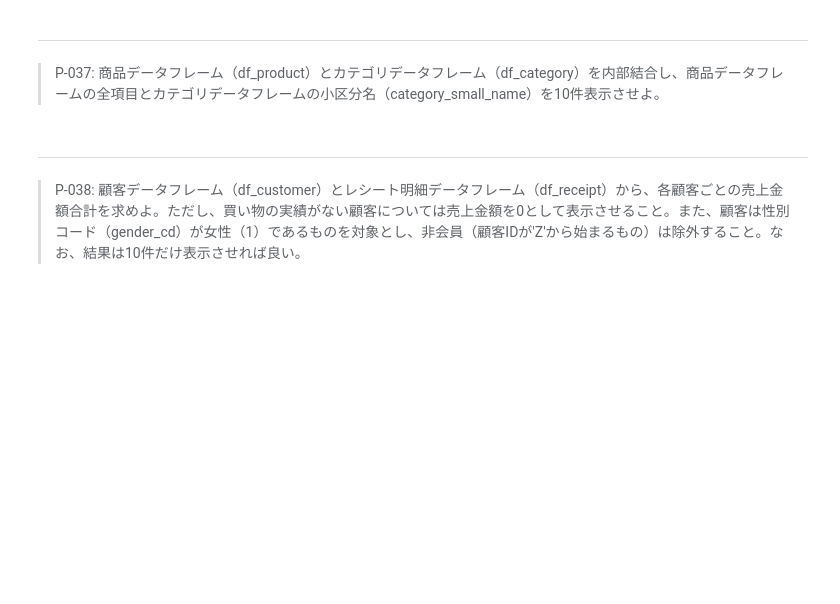
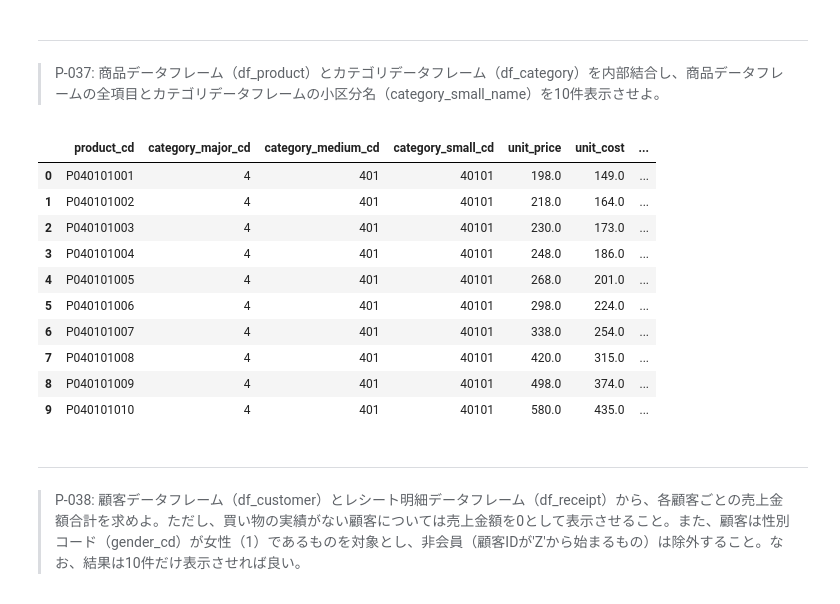
Before and after one commit to MurapyonCorp/100-knocks, a Jupyter notebook: preprocess_knock_Python_Azure.ipynb, the cells around one changed output. Cells and saved outputs as stored; diff of their text form; code cells hidden in the pictures; blank space fills up the shorter version.

```diff
--- a/preprocess_knock_Python_Azure.ipynb
+++ b/preprocess_knock_Python_Azure.ipynb
@@ -695,6 +695,24 @@ pd.merge(df_receipt, df_store[['store_cd', 'store_name']], how='inner', on='stor
 # %% [markdown]
 ---
 > P-037: 商品データフレーム（df_product）とカテゴリデータフレーム（df_category）を内部結合し、商品データフレームの全項目とカテゴリデータフレームの小区分名（category_small_name）を10件表示させよ。
+# %%
+import pandas as pd
+df_product_columns = df_product.columns
+df_category_columns = df_category.columns
+df_and = set(df_product_columns) & set(df_category_columns)
+pd.merge(df_product, df_category[['category_major_cd', 'category_medium_cd','category_small_cd','category_small_name']], how='inner', on=['category_major_cd', 'category_medium_cd','category_small_cd']).head(10)
+# %% [output]
+|  | product_cd | category_major_cd | category_medium_cd | category_small_cd | unit_price | unit_cost | ... |
+| 0 | P040101001 | 4 | 401 | 40101 | 198.0 | 149.0 | ... |
+| 1 | P040101002 | 4 | 401 | 40101 | 218.0 | 164.0 | ... |
+| 2 | P040101003 | 4 | 401 | 40101 | 230.0 | 173.0 | ... |
+| 3 | P040101004 | 4 | 401 | 40101 | 248.0 | 186.0 | ... |
+| 4 | P040101005 | 4 | 401 | 40101 | 268.0 | 201.0 | ... |
+| 5 | P040101006 | 4 | 401 | 40101 | 298.0 | 224.0 | ... |
+| 6 | P040101007 | 4 | 401 | 40101 | 338.0 | 254.0 | ... |
+| 7 | P040101008 | 4 | 401 | 40101 | 420.0 | 315.0 | ... |
+| 8 | P040101009 | 4 | 401 | 40101 | 498.0 | 374.0 | ... |
+| 9 | P040101010 | 4 | 401 | 40101 | 580.0 | 435.0 | ... |
 # %% [markdown]
 ---
 > P-038: 顧客データフレーム（df_customer）とレシート明細データフレーム（df_receipt）から、各顧客ごとの売上金額合計を求めよ。ただし、買い物の実績がない顧客については売上金額を0として表示させること。また、顧客は性別コード（gender_cd）が女性（1）であるものを対象とし、非会員（顧客IDが'Z'から始まるもの）は除外すること。なお、結果は10件だけ表示させれば良い。
```
